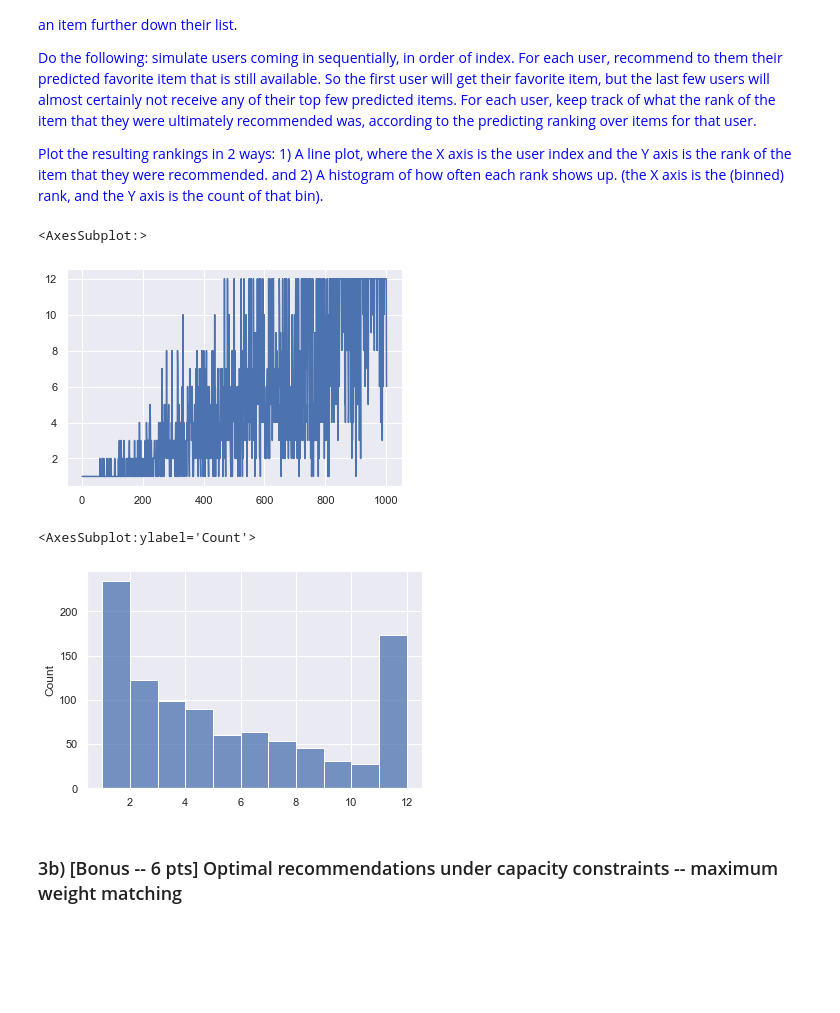
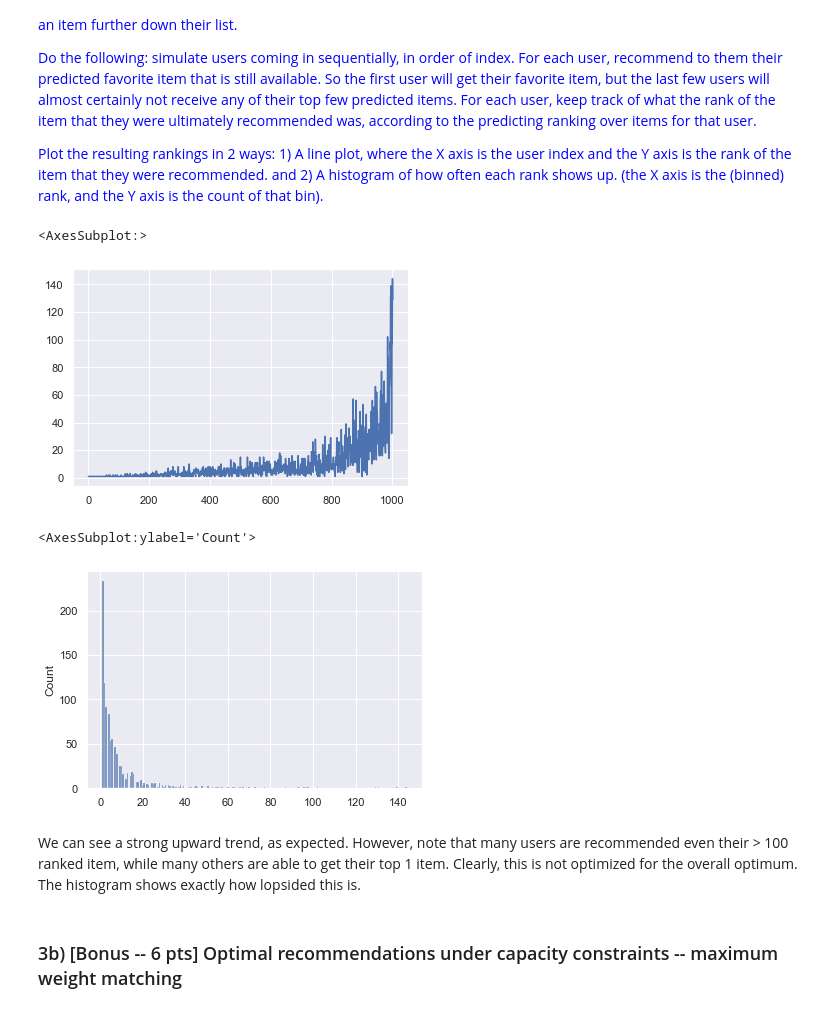
Before and after one commit to martinsun0/People-Data-Systems, a Jupyter notebook: HW2/HW2_assignment.ipynb, the cells around one changed output. Drawn from its saved outputs; the diff is of its cells as text; code cells hidden in the pictures; blank space fills up the shorter version.

```diff
--- a/HW2/HW2_assignment.ipynb
+++ b/HW2/HW2_assignment.ipynb
@@ -186,7 +186,7 @@ def get_recommendations_for_each_user(predictions, number_top_items = 10):
         item_rating_row = predictions[user]
         sorted_items = np.argsort(np.negative(item_rating_row)).astype(int).tolist()
         # top_item_ratings = predictions[user, sorted_items[0:11]]
-        recommend_dict[np.str(user)] = sorted_items[0:10]
+        recommend_dict[np.str(user)] = sorted_items[0:number_top_items]
 
     return recommend_dict
 # %% [markdown]
@@ -444,13 +444,13 @@ Now, let's assume that users are entering the platform sequentially in order of
 
 <font color='blue'> Plot the resulting rankings in 2 ways: 1) A line plot, where the X axis is the user index and the Y axis is the rank of the item that they were recommended. and 2) A histogram of how often each rank shows up. (the X axis is the (binned) rank, and the Y axis is the count of that bin).
 # %%
-stock = np.zeros([300])
+stock = np.zeros([200])
 stock.fill(5)
 ranks = np.zeros([1000])
 # %%
-rec_int0 = get_recommendations_for_each_user(int0_pred)
+rec_int0_2 = get_recommendations_for_each_user(int0_pred, number_top_items=200)
 # %%
-for user, items in rec_int0.items():
+for user, items in rec_int0_2.items():
     rank = 1
     for item in items:
         if stock[item] != 0:
@@ -460,17 +460,21 @@ for user, items in rec_int0.items():
         else:
             rank += 1
 
-ranks[ranks == 0] = 12
+# ranks[ranks == 0] = 11
 # %%
 sns.lineplot(np.linspace(1,1001,1000), ranks)
 # %% [output]
 <AxesSubplot:>
-[figure, old version]
+[figure, new version]
 # %%
-sns.histplot(ranks,bins=11)
+sns.histplot(ranks,bins=200)
 # %% [output]
 <AxesSubplot:ylabel='Count'>
-[figure, old version]
+[figure, new version]
+# %% [markdown]
+We can see a strong upward trend, as expected. However, note that many users are recommended even their > 100 ranked item, while
+many others are able to get their top 1 item. Clearly, this is not optimized for the overall optimum. The histogram shows
+exactly how lopsided this is.
 # %% [markdown]
 ### 3b) [Bonus -- 6 pts] Optimal recommendations under capacity constraints -- maximum weight matching
 # %% [markdown]
```
Also changed, not shown: parts of 8 cells of this notebook.
